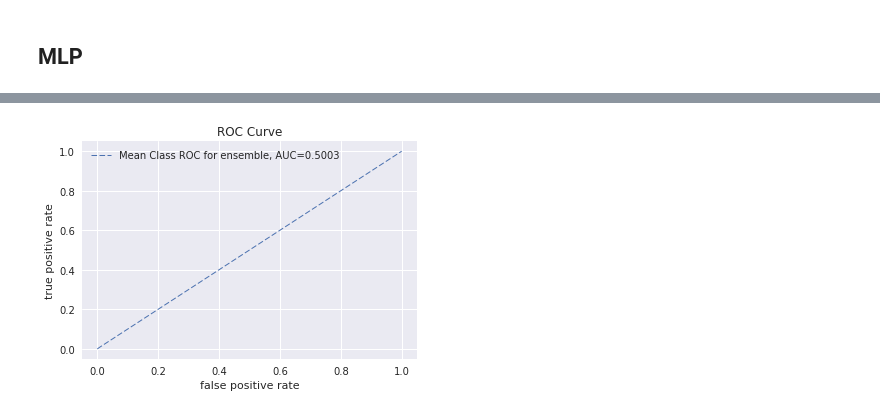
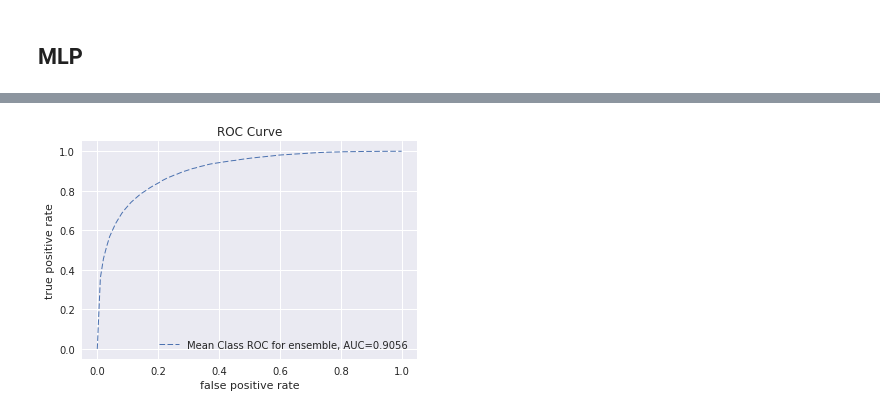
Before and after one commit to egabrielsen/MachineLearning, a Jupyter notebook: Lab08/lab8-Danh-Copy1.ipynb, the cells around one changed output, grey strips where cells are left out. Cells and saved outputs as stored; diff of their text form; code cells hidden in the pictures.

```diff
--- a/Lab08/lab8-Danh-Copy1.ipynb
+++ b/Lab08/lab8-Danh-Copy1.ipynb
@@ -303,0 +472,13 @@ summarize_net(mlp, x_test, y_test, title_text='Using MLP:')
+# %%
+daisies = np.array([np.concatenate(np.concatenate(daisy(x.reshape((32,32)), step=16, radius=7, rings=2, histograms=8, orientations=5))) for x in img_gray])
+# %%
+# SKLearn's implementation
+x = daisies
+y = img_labels
+cv = StratifiedShuffleSplit(n_splits=1, test_size=.2)
+pl = Pipeline([('scaler', StandardScaler()), ('TLP', MLPClassifier())])
+for train_index, test_index in cv.split(x, y):
+    pl.fit(x[train_index], y[train_index])
+    yhat = pl.predict(x[test_index])
+    print('f1 score:', mt.f1_score(y[test_index], yhat, average='macro'))
+    print(np.bincount(yhat))
@@ -304,5 +497,5 @@ summarize_net(mlp, x_test, y_test, title_text='Using MLP:')
 # %%
-probas = mlp.predict_proba(x_test)
-plot_roc(probas, y_test)
+probas = pl.predict_proba(x[test_index])
+plot_roc(probas, y[test_index])
 # %% [output]
-[figure, old version]
+[figure, new version]
```
Also changed, not shown: parts of 13 cells of this notebook, 1 other file.
